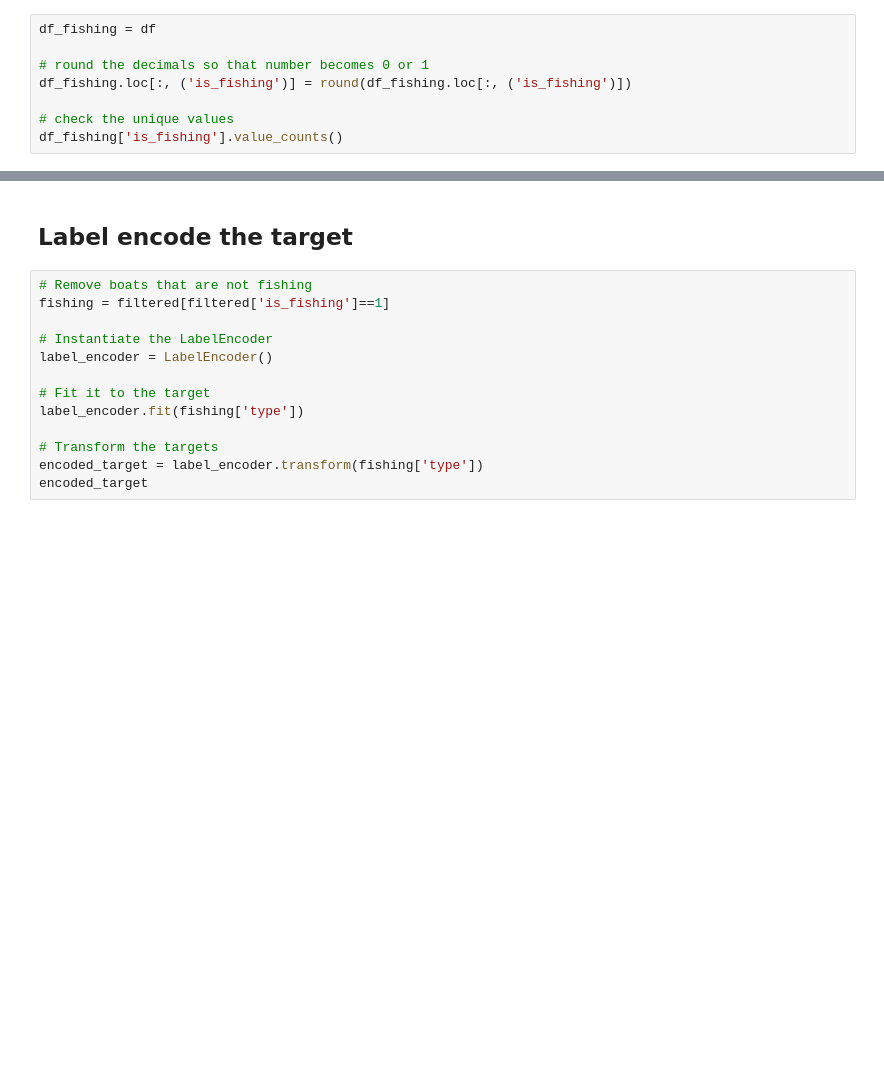
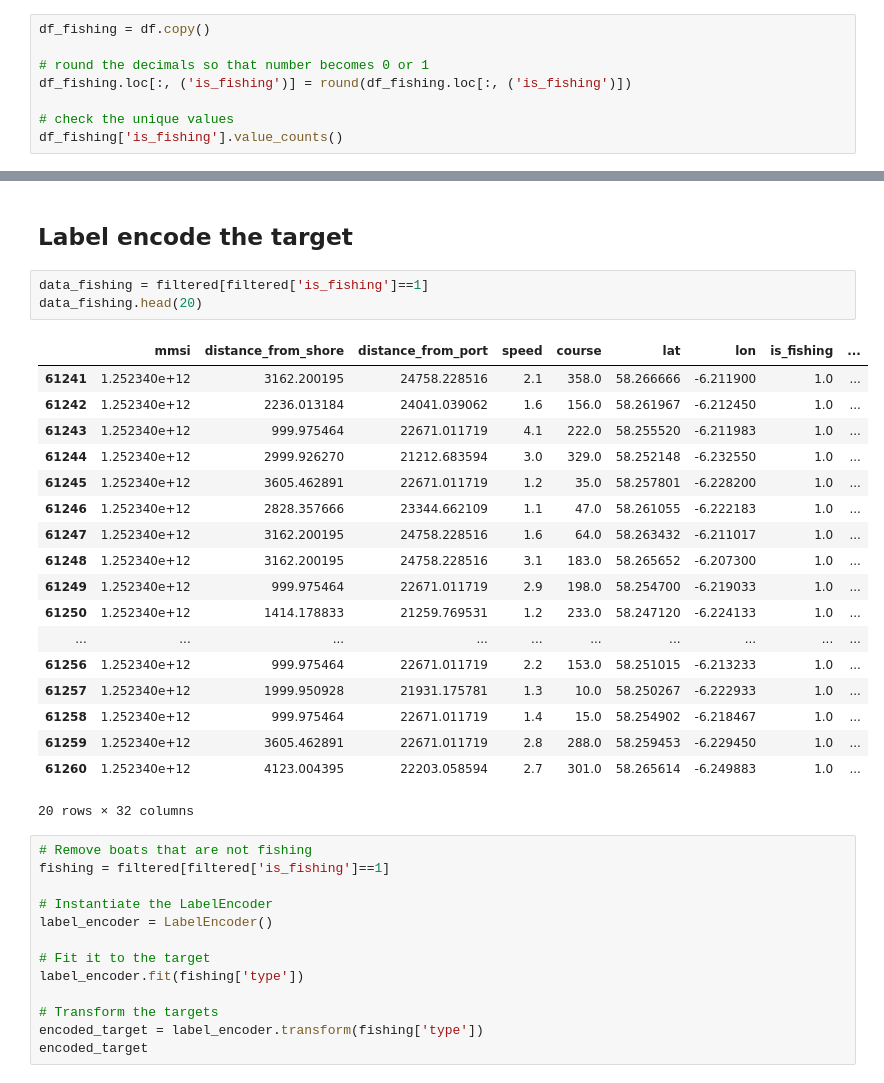
Before and after one commit to DukeDucray/fishing_classification, a Jupyter notebook: notebook/fishing_gear.ipynb, the cells around one changed output, grey strips where cells are left out. Saved outputs shown, nothing was run; the diff lists cells and outputs as text; blank space fills up the shorter version.

```diff
--- a/notebook/fishing_gear.ipynb
+++ b/notebook/fishing_gear.ipynb
@@ -74,7 +74,7 @@ Name: count, dtype: int64
 # %% [markdown]
 ## Converting is_fishing to Binary (0 or 1)
 # %%
-df_fishing = df
+df_fishing = df.copy()
 
 # round the decimals so that number becomes 0 or 1
 df_fishing.loc[:, ('is_fishing')] = round(df_fishing.loc[:, ('is_fishing')])
@@ -173,6 +173,28 @@ selected_mmsi = mmsi_counts[mask].index
 filtered = df_fishing[df_fishing['mmsi'].isin(selected_mmsi)]
 # %% [markdown]
 ## Label encode the target
+# %%
+data_fishing = filtered[filtered['is_fishing']==1]
+data_fishing.head(20)
+# %% [output]
+|  | mmsi | distance_from_shore | distance_from_port | speed | course | lat | lon | is_fishing | ... |
+| 61241 | 1.252340e+12 | 3162.200195 | 24758.228516 | 2.1 | 358.0 | 58.266666 | -6.211900 | 1.0 | ... |
+| 61242 | 1.252340e+12 | 2236.013184 | 24041.039062 | 1.6 | 156.0 | 58.261967 | -6.212450 | 1.0 | ... |
+| 61243 | 1.252340e+12 | 999.975464 | 22671.011719 | 4.1 | 222.0 | 58.255520 | -6.211983 | 1.0 | ... |
+| 61244 | 1.252340e+12 | 2999.926270 | 21212.683594 | 3.0 | 329.0 | 58.252148 | -6.232550 | 1.0 | ... |
+| 61245 | 1.252340e+12 | 3605.462891 | 22671.011719 | 1.2 | 35.0 | 58.257801 | -6.228200 | 1.0 | ... |
+| 61246 | 1.252340e+12 | 2828.357666 | 23344.662109 | 1.1 | 47.0 | 58.261055 | -6.222183 | 1.0 | ... |
+| 61247 | 1.252340e+12 | 3162.200195 | 24758.228516 | 1.6 | 64.0 | 58.263432 | -6.211017 | 1.0 | ... |
+| 61248 | 1.252340e+12 | 3162.200195 | 24758.228516 | 3.1 | 183.0 | 58.265652 | -6.207300 | 1.0 | ... |
+| 61249 | 1.252340e+12 | 999.975464 | 22671.011719 | 2.9 | 198.0 | 58.254700 | -6.219033 | 1.0 | ... |
+| 61250 | 1.252340e+12 | 1414.178833 | 21259.769531 | 1.2 | 233.0 | 58.247120 | -6.224133 | 1.0 | ... |
+| ... | ... | ... | ... | ... | ... | ... | ... | ... | ... |
+| 61256 | 1.252340e+12 | 999.975464 | 22671.011719 | 2.2 | 153.0 | 58.251015 | -6.213233 | 1.0 | ... |
+| 61257 | 1.252340e+12 | 1999.950928 | 21931.175781 | 1.3 | 10.0 | 58.250267 | -6.222933 | 1.0 | ... |
+| 61258 | 1.252340e+12 | 999.975464 | 22671.011719 | 1.4 | 15.0 | 58.254902 | -6.218467 | 1.0 | ... |
+| 61259 | 1.252340e+12 | 3605.462891 | 22671.011719 | 2.8 | 288.0 | 58.259453 | -6.229450 | 1.0 | ... |
+| 61260 | 1.252340e+12 | 4123.004395 | 22203.058594 | 2.7 | 301.0 | 58.265614 | -6.249883 | 1.0 | ... |
+20 rows × 32 columns
 # %%
 # Remove boats that are not fishing
 fishing = filtered[filtered['is_fishing']==1]
```
Also changed, not shown: parts of 1 cell of this notebook, 3 other files.
